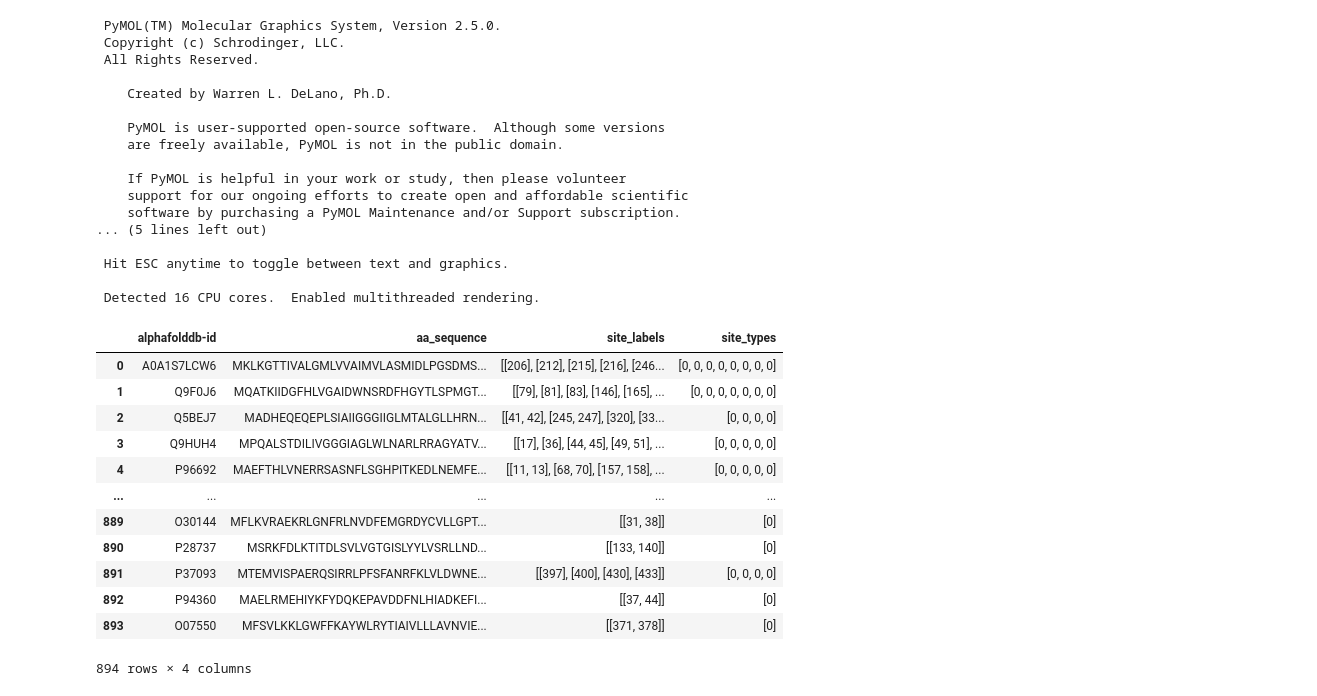
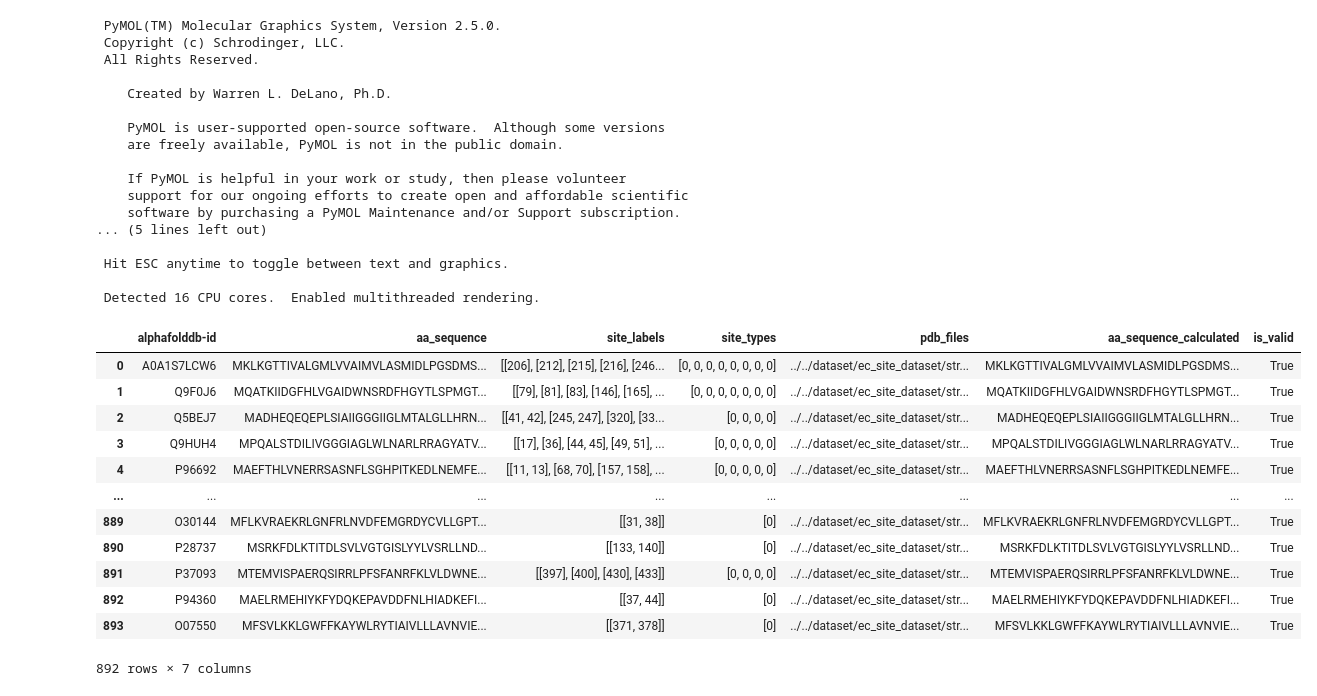
Before and after one commit to wangxr0526/EasIFA, a Jupyter notebook: script/baseline_methods/schrodinger_sitemap.ipynb, the cells around one changed output. Drawn from its saved outputs; the diff is of its cells as text; code cells hidden in the pictures.

```diff
--- a/script/baseline_methods/schrodinger_sitemap.ipynb
+++ b/script/baseline_methods/schrodinger_sitemap.ipynb
@@ -184,21 +227,23 @@ sitemap_workspace = os.path.abspath(sitemap_workspace)
 pdb_file_path = '../../dataset/ec_site_dataset/structures/alphafolddb_download'
 pdb_file_path = os.path.abspath(pdb_file_path)
 test_dataset_path = '../../dataset/ec_site_dataset/uniprot_ecreact_cluster_split_merge_dataset_limit_100/test_dataset/uniprot_ecreact_merge.csv'
+dataset_path = '../../dataset/ec_site_dataset/uniprot_ecreact_cluster_split_merge_dataset_limit_100'
 test_dataset_path = os.path.abspath(test_dataset_path)
-# %%
-test_dataset = get_query_database(test_dataset_path)
-test_dataset
-# %% [output]
-|  | alphafolddb-id | aa_sequence | site_labels | site_types |
-| 0 | A0A1S7LCW6 | MKLKGTTIVALGMLVVAIMVLASMIDLPGSDMS... | [[206], [212], [215], [216], [246... | [0, 0, 0, 0, 0, 0, 0, 0] |
-| 1 | Q9F0J6 | MQATKIIDGFHLVGAIDWNSRDFHGYTLSPMGT... | [[79], [81], [83], [146], [165], ... | [0, 0, 0, 0, 0, 0, 0] |
-| 2 | Q5BEJ7 | MADHEQEQEPLSIAIIGGGIIGLMTALGLLHRN... | [[41, 42], [245, 247], [320], [33... | [0, 0, 0, 0] |
-| 3 | Q9HUH4 | MPQALSTDILIVGGGIAGLWLNARLRRAGYATV... | [[17], [36], [44, 45], [49, 51], ... | [0, 0, 0, 0, 0] |
-| 4 | P96692 | MAEFTHLVNERRSASNFLSGHPITKEDLNEMFE... | [[11, 13], [68, 70], [157, 158], ... | [0, 0, 0, 0, 0] |
-| ... | ... | ... | ... | ... |
-| 889 | O30144 | MFLKVRAEKRLGNFRLNVDFEMGRDYCVLLGPT... | [[31, 38]] | [0] |
-| 890 | P28737 | MSRKFDLKTITDLSVLVGTGISLYYLVSRLLND... | [[133, 140]] | [0] |
-| 891 | P37093 | MTEMVISPAERQSIRRLPFSFANRFKLVLDWNE... | [[397], [400], [430], [433]] | [0, 0, 0, 0] |
-| 892 | P94360 | MAELRMEHIYKFYDQKEPAVDDFNLHIADKEFI... | [[37, 44]] | [0] |
-| 893 | O07550 | MFSVLKKLGWFFKAYWLRYTIAIVLLLAVNVIE... | [[371, 378]] | [0] |
-894 rows × 4 columns
+# %%
+test_dataset = get_query_database(test_dataset_path, pdb_file_path=os.path.join(os.path.dirname(dataset_path), 'structures', 'alphafolddb_download'))
+test_dataset = test_dataset.loc[test_dataset['is_valid']]
+test_dataset
+# %% [output]
+|  | alphafolddb-id | aa_sequence | site_labels | site_types | pdb_files | aa_sequence_calculated | is_valid |
+| 0 | A0A1S7LCW6 | MKLKGTTIVALGMLVVAIMVLASMIDLPGSDMS... | [[206], [212], [215], [216], [246... | [0, 0, 0, 0, 0, 0, 0, 0] | ../../dataset/ec_site_dataset/str... | MKLKGTTIVALGMLVVAIMVLASMIDLPGSDMS... | True |
+| 1 | Q9F0J6 | MQATKIIDGFHLVGAIDWNSRDFHGYTLSPMGT... | [[79], [81], [83], [146], [165], ... | [0, 0, 0, 0, 0, 0, 0] | ../../dataset/ec_site_dataset/str... | MQATKIIDGFHLVGAIDWNSRDFHGYTLSPMGT... | True |
+| 2 | Q5BEJ7 | MADHEQEQEPLSIAIIGGGIIGLMTALGLLHRN... | [[41, 42], [245, 247], [320], [33... | [0, 0, 0, 0] | ../../dataset/ec_site_dataset/str... | MADHEQEQEPLSIAIIGGGIIGLMTALGLLHRN... | True |
+| 3 | Q9HUH4 | MPQALSTDILIVGGGIAGLWLNARLRRAGYATV... | [[17], [36], [44, 45], [49, 51], ... | [0, 0, 0, 0, 0] | ../../dataset/ec_site_dataset/str... | MPQALSTDILIVGGGIAGLWLNARLRRAGYATV... | True |
+| 4 | P96692 | MAEFTHLVNERRSASNFLSGHPITKEDLNEMFE... | [[11, 13], [68, 70], [157, 158], ... | [0, 0, 0, 0, 0] | ../../dataset/ec_site_dataset/str... | MAEFTHLVNERRSASNFLSGHPITKEDLNEMFE... | True |
+| ... | ... | ... | ... | ... | ... | ... | ... |
+| 889 | O30144 | MFLKVRAEKRLGNFRLNVDFEMGRDYCVLLGPT... | [[31, 38]] | [0] | ../../dataset/ec_site_dataset/str... | MFLKVRAEKRLGNFRLNVDFEMGRDYCVLLGPT... | True |
+| 890 | P28737 | MSRKFDLKTITDLSVLVGTGISLYYLVSRLLND... | [[133, 140]] | [0] | ../../dataset/ec_site_dataset/str... | MSRKFDLKTITDLSVLVGTGISLYYLVSRLLND... | True |
+| 891 | P37093 | MTEMVISPAERQSIRRLPFSFANRFKLVLDWNE... | [[397], [400], [430], [433]] | [0, 0, 0, 0] | ../../dataset/ec_site_dataset/str... | MTEMVISPAERQSIRRLPFSFANRFKLVLDWNE... | True |
+| 892 | P94360 | MAELRMEHIYKFYDQKEPAVDDFNLHIADKEFI... | [[37, 44]] | [0] | ../../dataset/ec_site_dataset/str... | MAELRMEHIYKFYDQKEPAVDDFNLHIADKEFI... | True |
+| 893 | O07550 | MFSVLKKLGWFFKAYWLRYTIAIVLLLAVNVIE... | [[371, 378]] | [0] | ../../dataset/ec_site_dataset/str... | MFSVLKKLGWFFKAYWLRYTIAIVLLLAVNVIE... | True |
+892 rows × 7 columns
```
Also changed, not shown: parts of 5 cells of this notebook, 9 other files.
